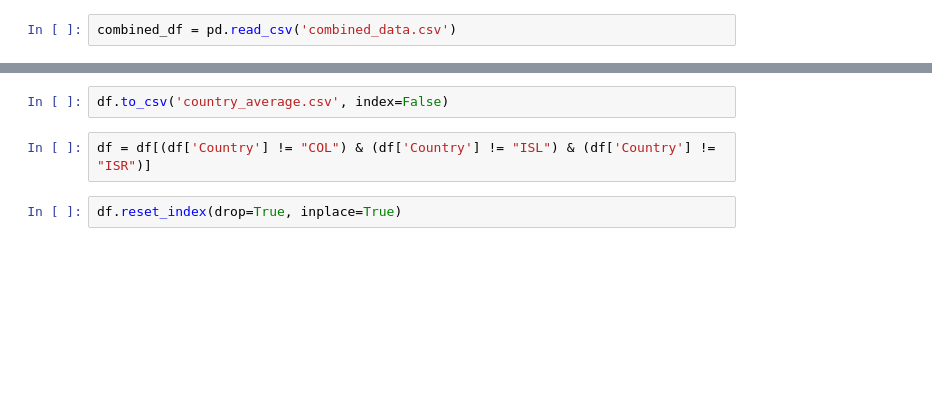
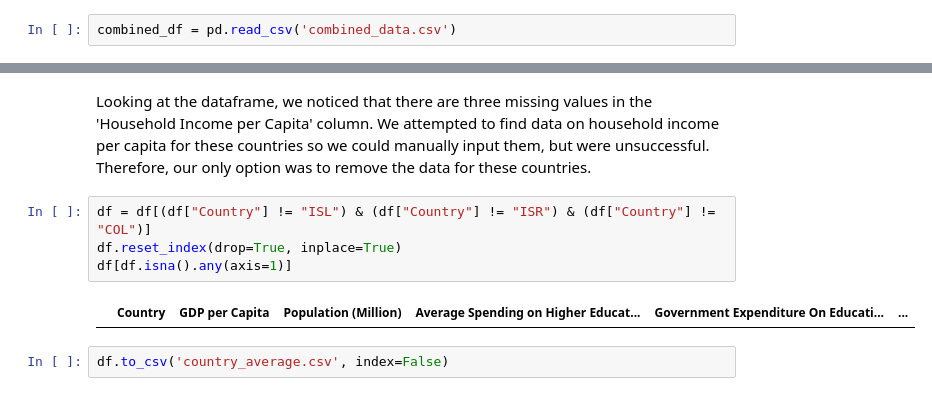
Before and after one commit to rcherivi/OECD-Tertiary-Education-Analysis, a Jupyter notebook: Country Averages.ipynb, the cells around one changed output, grey strips where cells are left out. Saved outputs shown, nothing was run; the diff lists cells and outputs as text; blank space fills up the shorter version.

```diff
--- a/Country Averages.ipynb
+++ b/Country Averages.ipynb
@@ -79,6 +106,10 @@ df
+# %% [markdown]
+Looking at the dataframe, we noticed that there are three missing values in the 'Household Income per Capita' column. We attempted to find data on household income per capita for these countries so we could manually input them, but were unsuccessful. Therefore, our only option was to remove the data for these countries.
+# %%
+df = df[(df["Country"] != "ISL") & (df["Country"] != "ISR") & (df["Country"] != "COL")]
+df.reset_index(drop=True, inplace=True)
+df[df.isna().any(axis=1)]
+# %% [output]
+|  | Country | GDP per Capita | Population (Million) | Average Spending on Higher Educat... | Government Expenditure On Educati... | ... |
 # %%
 df.to_csv('country_average.csv', index=False)
-# %%
-df = df[(df['Country'] != "COL") & (df['Country'] != "ISL") & (df['Country'] != "ISR")]
-# %%
-df.reset_index(drop=True, inplace=True)
```
Also changed, not shown: parts of 21 cells of this notebook.
